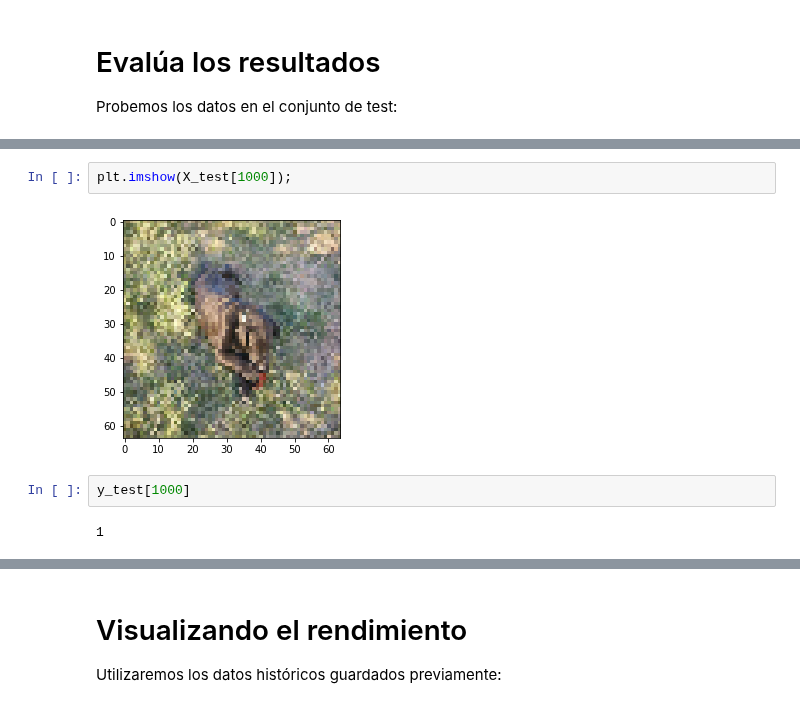
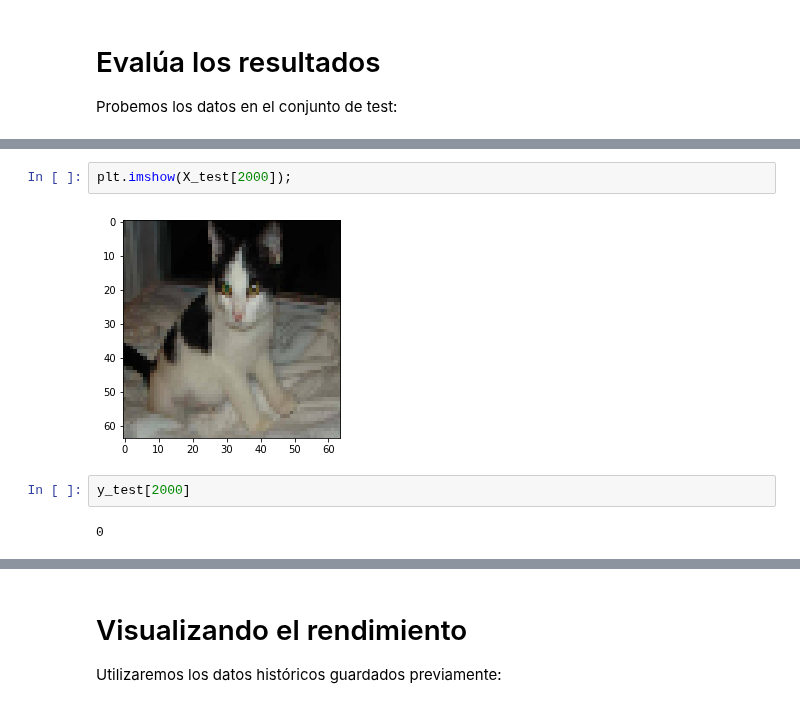
Before and after one commit to franciscocanon-thebridge/bootcamp_thebridge_PTSep20, a Jupyter notebook: Bloque 3 - Machine Learning/05_Deep_Learning/2-Redes Convolucionales/01_Dogs&Cats.ipynb, the cells around one changed output, grey strips where cells are left out. Saved outputs shown, nothing was run; the diff lists cells and outputs as text.

```diff
--- a/Bloque 3 - Machine Learning/05_Deep_Learning/2-Redes Convolucionales/01_Dogs&Cats.ipynb
+++ b/Bloque 3 - Machine Learning/05_Deep_Learning/2-Redes Convolucionales/01_Dogs&Cats.ipynb
@@ -380,8 +390,8 @@ test loss, test acc [0.49217793345451355, 0.7753999829292297]
 # %%
-plt.imshow(X_test[1000]);
+plt.imshow(X_test[2000]);
 # %% [output]
-[figure, old version]
+[figure, new version]
 # %%
-y_test[1000]
+y_test[2000]
 # %% [output]
-1
+0
```
Also changed, not shown: parts of 15 cells of this notebook, 7 other files.
